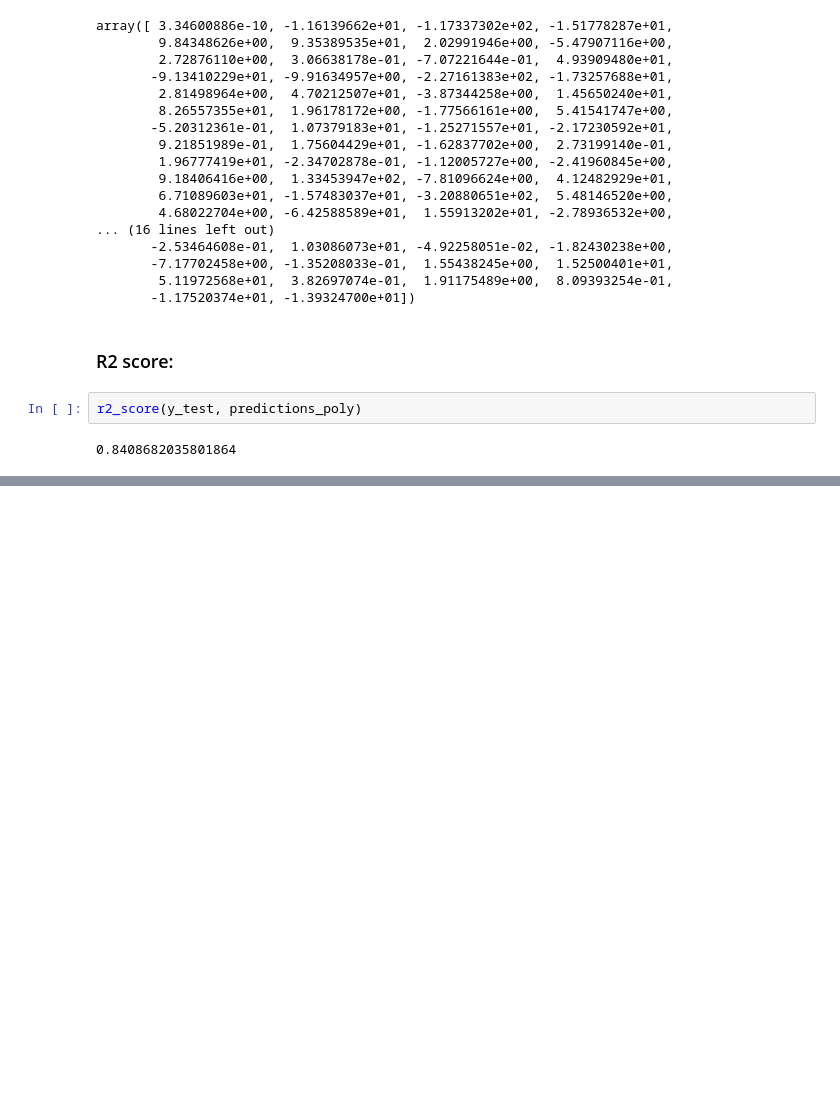
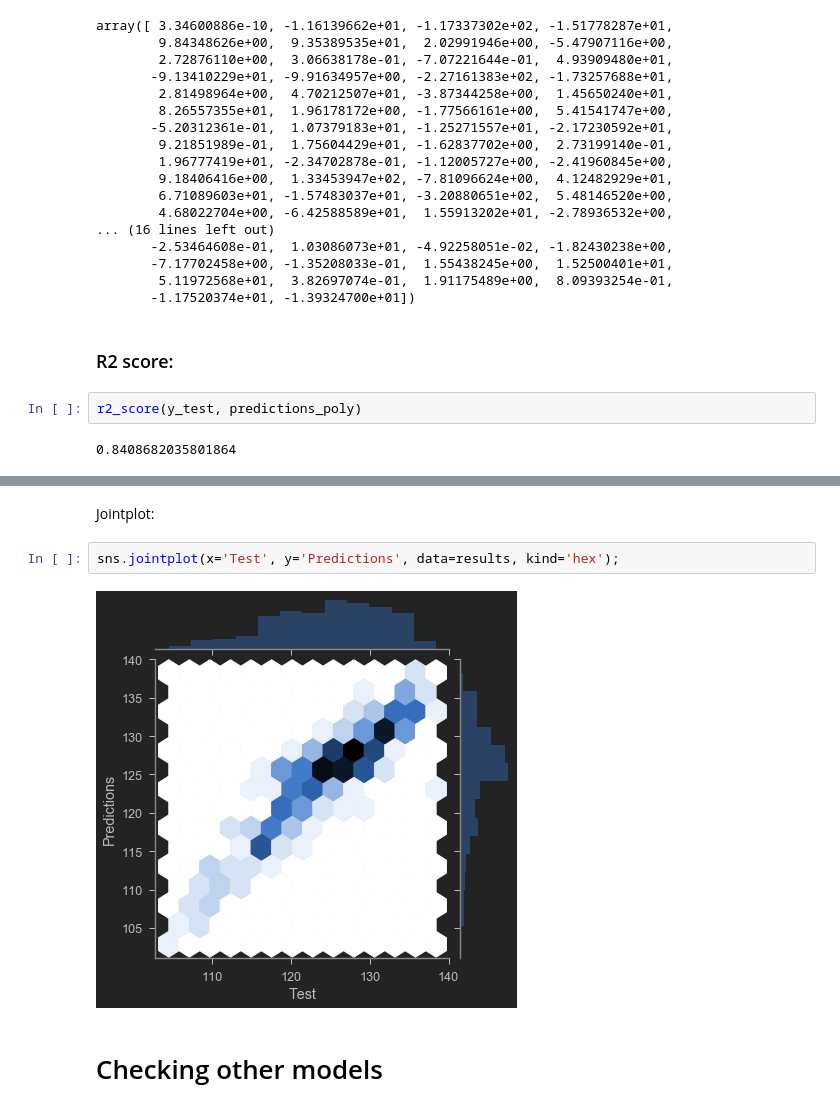
Before and after one commit to piotr-druzdzel/Regression-NASA-Airfoil-Noise, a Jupyter notebook: NASA_Airfoil_Noise.ipynb, the cells around one changed output, grey strips where cells are left out. Cells and saved outputs as stored; diff of their text form; blank space fills up the shorter version.

```diff
--- a/NASA_Airfoil_Noise.ipynb
+++ b/NASA_Airfoil_Noise.ipynb
@@ -303,0 +353,8 @@ r2_score(y_test, predictions_poly)
+# %% [markdown]
+Jointplot:
+# %%
+sns.jointplot(x='Test', y='Predictions', data=results, kind='hex');
+# %% [output]
+[figure, added]
+# %% [markdown]
+# Checking other models
```
Also changed, not shown: parts of 23 cells of this notebook.
